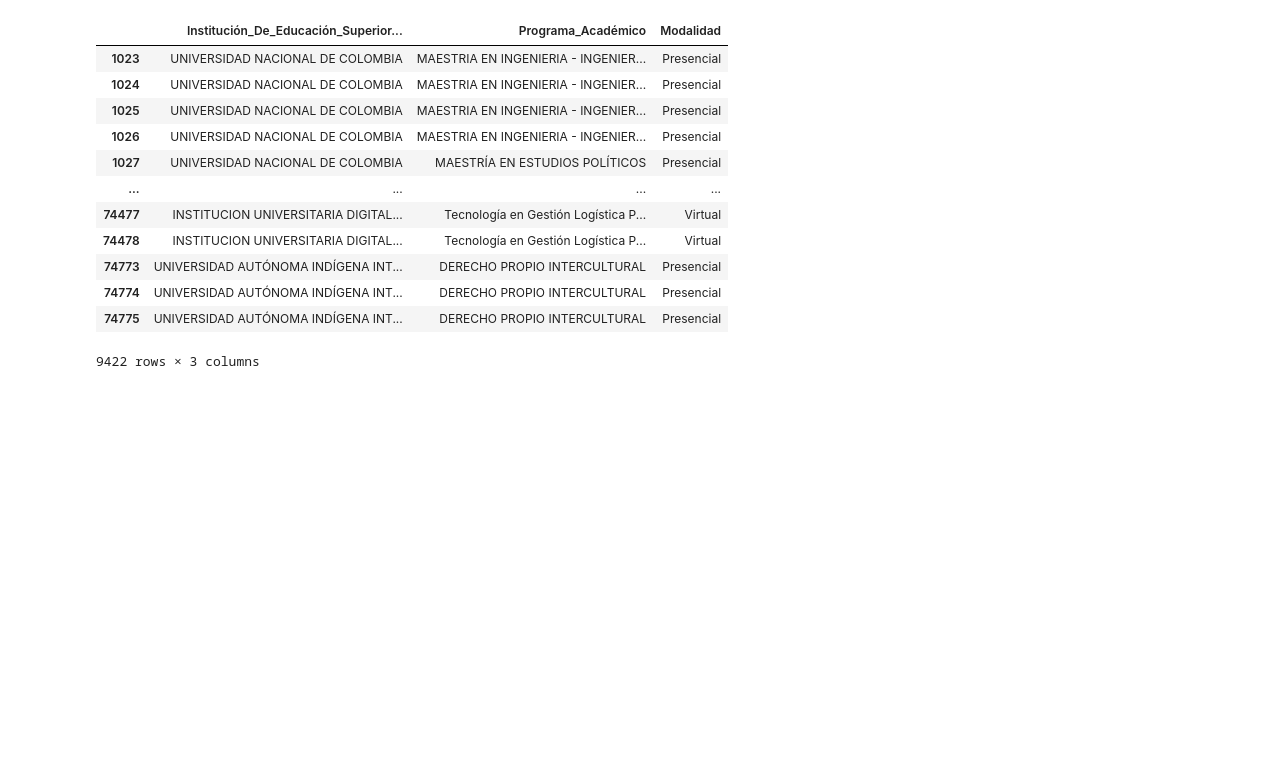
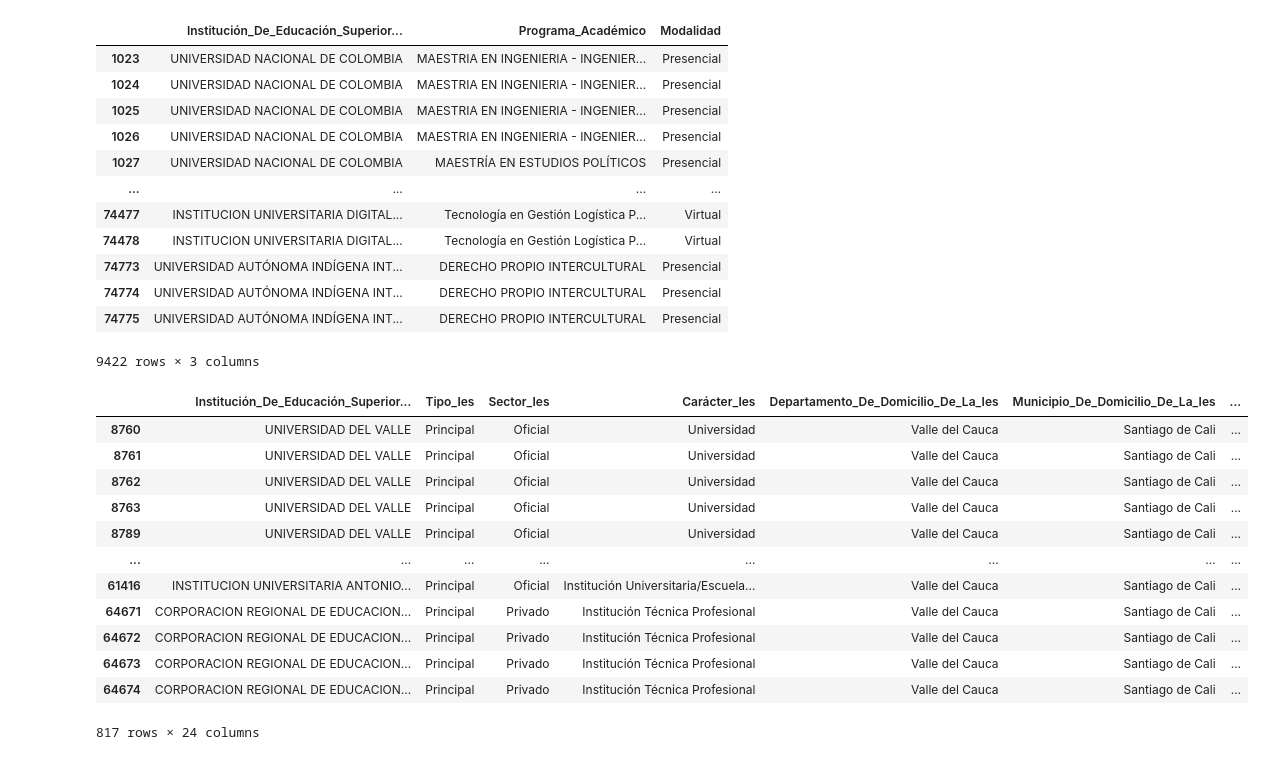
Before and after one commit to jhoanmoreno-94/Matriculas_2024, a Jupyter notebook: prueba_matri.ipynb, the cells around one changed output. Saved outputs shown, nothing was run; the diff lists cells and outputs as text; code cells hidden in the pictures; blank space fills up the shorter version.

```diff
--- a/prueba_matri.ipynb
+++ b/prueba_matri.ipynb
@@ -104,6 +108,6 @@ dtype: int64
 # %%
 #Eliminar columnas innecesarias
-columna = ['CÓDIGO DE LA INSTITUCIÓN','IES PADRE', 'ID SECTOR IES','ID CARÁCTER IES','CÓDIGO DEL DEPARTAMENTO (IES)','CÓDIGO DEL MUNICIPIO IES','CÓDIGO SNIES DEL PROGRAMA',
+columna = ['CÓDIGO DE LA INSTITUCIÓN','IES PADRE', 'ID SECTOR IES','ID CARÁCTER IES','CÓDIGO DEL DEPARTAMENTO (IES)','CÓDIGO DEL MUNICIPIO IES',
            'ID NIVEL ACADÉMICO','ID NIVEL DE FORMACIÓN','ID MODALIDAD','ID ÁREA','ID NÚCLEO','ID CINE CAMPO AMPLIO','ID CINE CAMPO ESPECIFICO','ID CINE CAMPO DETALLADO',
            'CÓDIGO DEL DEPARTAMENTO (PROGRAMA)','CÓDIGO DEL MUNICIPIO (PROGRAMA)','ID SEXO'
           ]
@@ -203,3 +213,19 @@ df.loc[df['Departamento_De_Oferta_Del_Programa']== 'Antioquia', ['Institución_D
 | 74774 | UNIVERSIDAD AUTÓNOMA INDÍGENA INT... | DERECHO PROPIO INTERCULTURAL | Presencial |
 | 74775 | UNIVERSIDAD AUTÓNOMA INDÍGENA INT... | DERECHO PROPIO INTERCULTURAL | Presencial |
 9422 rows × 3 columns
+# %%
+df[(df['Departamento_De_Oferta_Del_Programa']=='Valle del Cauca') & (df['Modalidad']=='Virtual')]
+# %% [output]
+|  | Institución_De_Educación_Superior... | Tipo_Ies | Sector_Ies | Carácter_Ies | Departamento_De_Domicilio_De_La_Ies | Municipio_De_Domicilio_De_La_Ies | ... |
+| 8760 | UNIVERSIDAD DEL VALLE | Principal | Oficial | Universidad | Valle del Cauca | Santiago de Cali | ... |
+| 8761 | UNIVERSIDAD DEL VALLE | Principal | Oficial | Universidad | Valle del Cauca | Santiago de Cali | ... |
+| 8762 | UNIVERSIDAD DEL VALLE | Principal | Oficial | Universidad | Valle del Cauca | Santiago de Cali | ... |
+| 8763 | UNIVERSIDAD DEL VALLE | Principal | Oficial | Universidad | Valle del Cauca | Santiago de Cali | ... |
+| 8789 | UNIVERSIDAD DEL VALLE | Principal | Oficial | Universidad | Valle del Cauca | Santiago de Cali | ... |
+| ... | ... | ... | ... | ... | ... | ... | ... |
+| 61416 | INSTITUCION UNIVERSITARIA ANTONIO... | Principal | Oficial | Institución Universitaria/Escuela... | Valle del Cauca | Santiago de Cali | ... |
+| 64671 | CORPORACION REGIONAL DE EDUCACION... | Principal | Privado | Institución Técnica Profesional | Valle del Cauca | Santiago de Cali | ... |
+| 64672 | CORPORACION REGIONAL DE EDUCACION... | Principal | Privado | Institución Técnica Profesional | Valle del Cauca | Santiago de Cali | ... |
+| 64673 | CORPORACION REGIONAL DE EDUCACION... | Principal | Privado | Institución Técnica Profesional | Valle del Cauca | Santiago de Cali | ... |
+| 64674 | CORPORACION REGIONAL DE EDUCACION... | Principal | Privado | Institución Técnica Profesional | Valle del Cauca | Santiago de Cali | ... |
+817 rows × 24 columns
```
Also changed, not shown: parts of 8 cells of this notebook.
